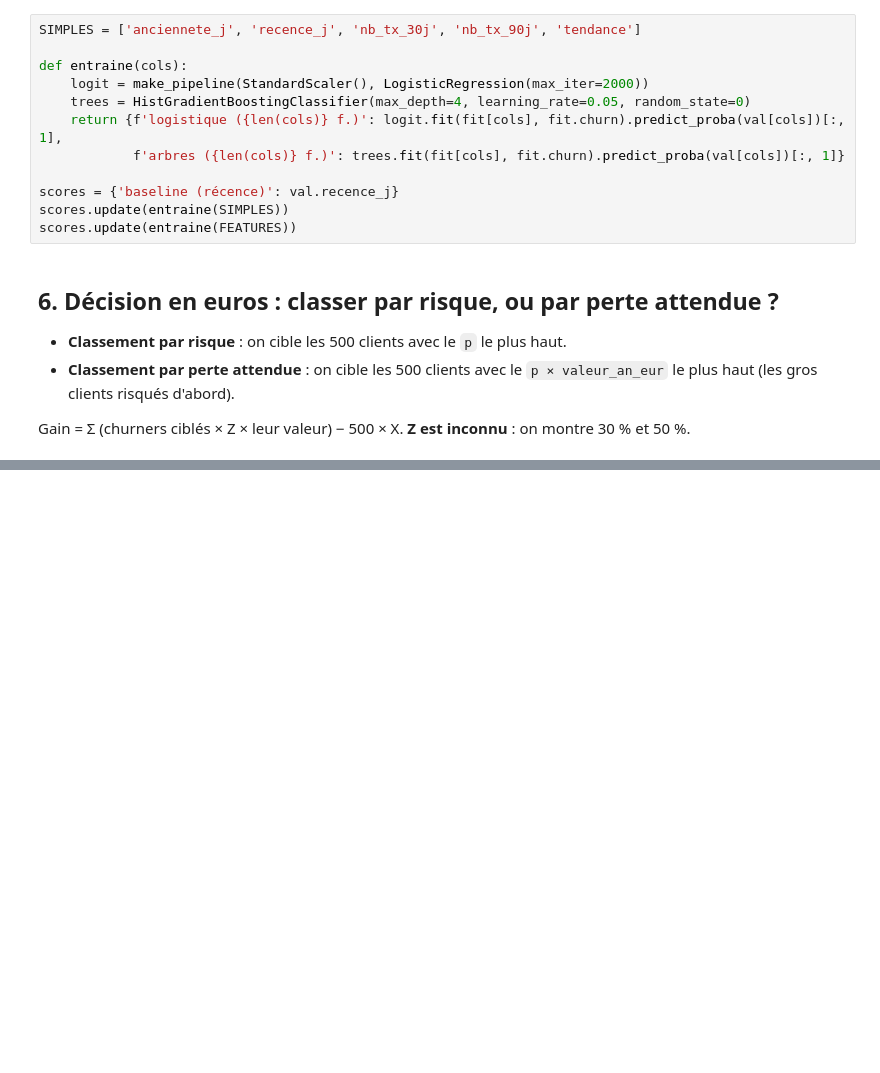
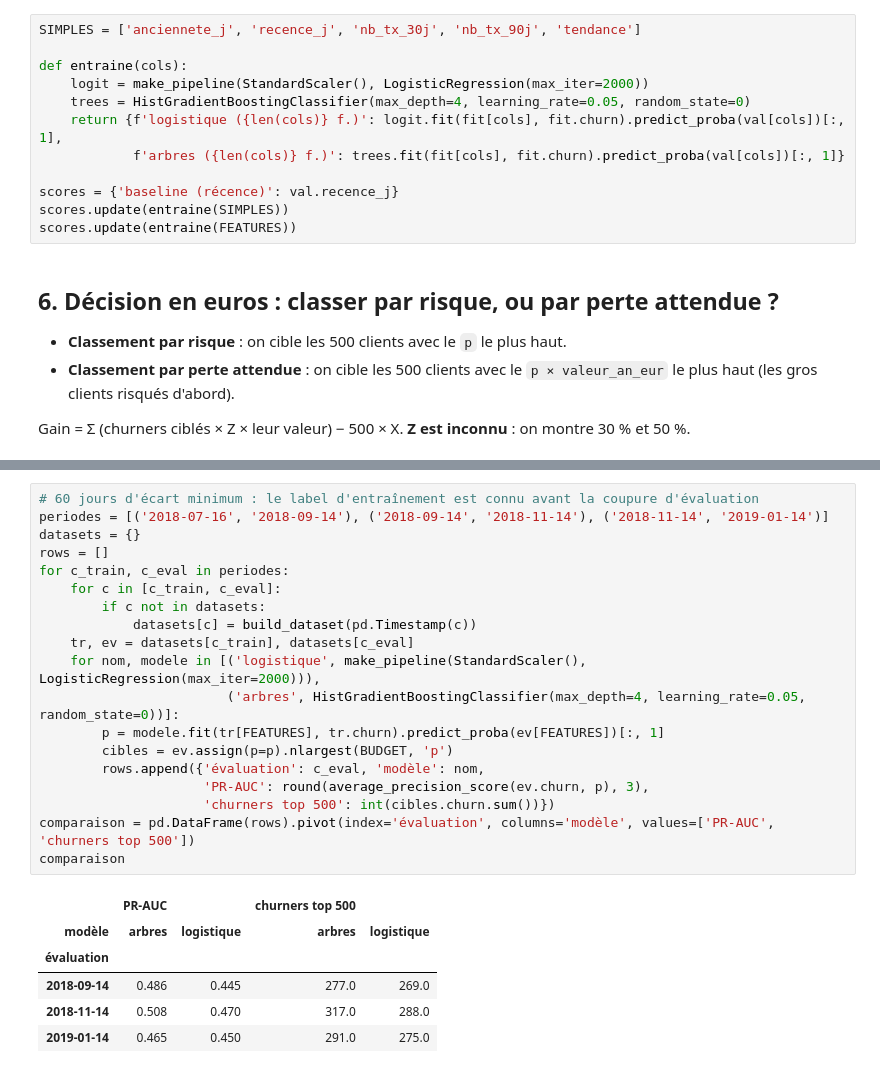
Before and after one commit to jmalherbe-albertpolimi/churn-revolut, a Jupyter notebook: brouillon_julien.ipynb, the cells around one changed output, grey strips where cells are left out. Saved outputs shown, nothing was run; the diff lists cells and outputs as text; blank space fills up the shorter version.

```diff
--- a/brouillon_julien.ipynb
+++ b/brouillon_julien.ipynb
@@ -223,0 +309,26 @@ pd.DataFrame(rows)
+# %%
+# 60 jours d'écart minimum : le label d'entraînement est connu avant la coupure d'évaluation
+periodes = [('2018-07-16', '2018-09-14'), ('2018-09-14', '2018-11-14'), ('2018-11-14', '2019-01-14')]
+datasets = {}
+rows = []
+for c_train, c_eval in periodes:
+    for c in [c_train, c_eval]:
+        if c not in datasets:
+            datasets[c] = build_dataset(pd.Timestamp(c))
+    tr, ev = datasets[c_train], datasets[c_eval]
+    for nom, modele in [('logistique', make_pipeline(StandardScaler(), LogisticRegression(max_iter=2000))),
+                        ('arbres', HistGradientBoostingClassifier(max_depth=4, learning_rate=0.05, random_state=0))]:
+        p = modele.fit(tr[FEATURES], tr.churn).predict_proba(ev[FEATURES])[:, 1]
+        cibles = ev.assign(p=p).nlargest(BUDGET, 'p')
+        rows.append({'évaluation': c_eval, 'modèle': nom,
+                     'PR-AUC': round(average_precision_score(ev.churn, p), 3),
+                     'churners top 500': int(cibles.churn.sum())})
+comparaison = pd.DataFrame(rows).pivot(index='évaluation', columns='modèle', values=['PR-AUC', 'churners top 500'])
+comparaison
+# %% [output]
+|  | PR-AUC |  | churners top 500 |  |
+| modèle | arbres | logistique | arbres | logistique |
+| évaluation |  |  |  |  |
+| 2018-09-14 | 0.486 | 0.445 | 277.0 | 269.0 |
+| 2018-11-14 | 0.508 | 0.470 | 317.0 | 288.0 |
+| 2019-01-14 | 0.465 | 0.450 | 291.0 | 275.0 |
```
Also changed, not shown: parts of 15 cells of this notebook, 1 other file.
